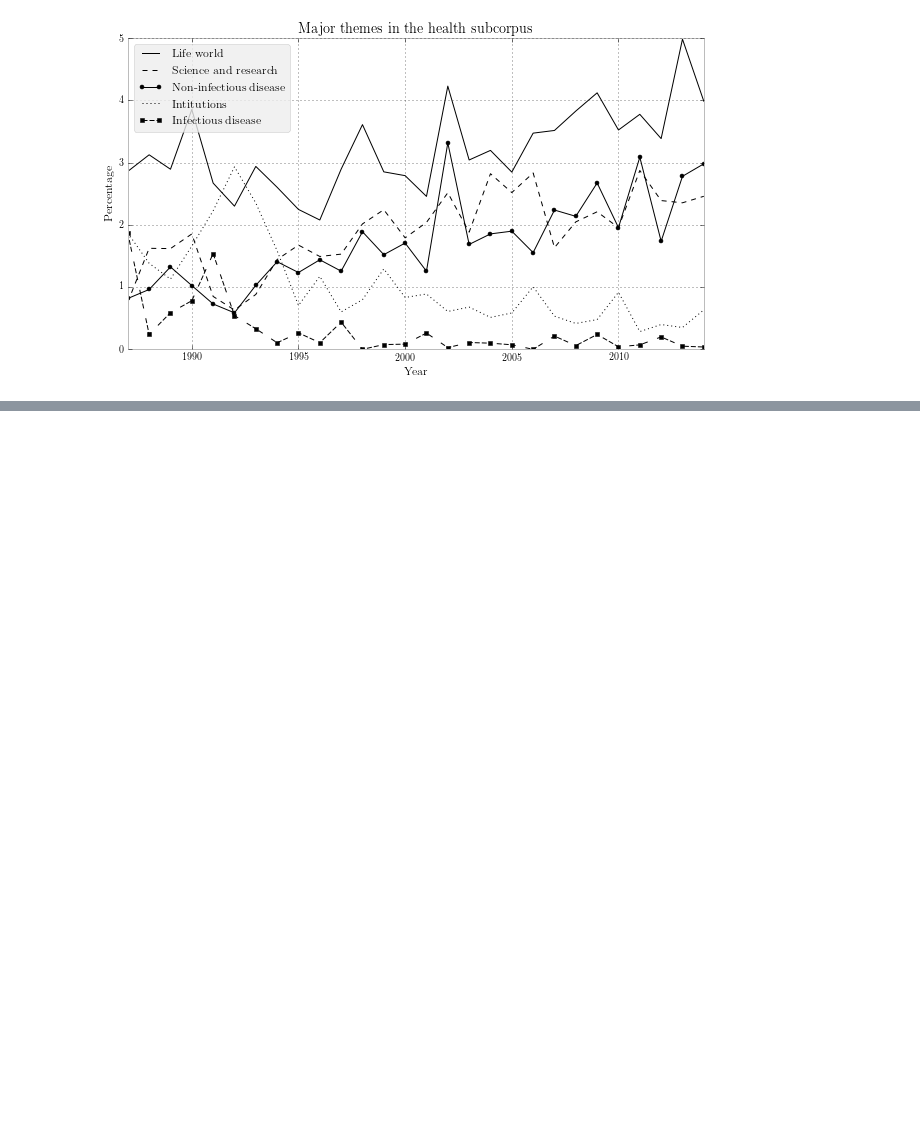
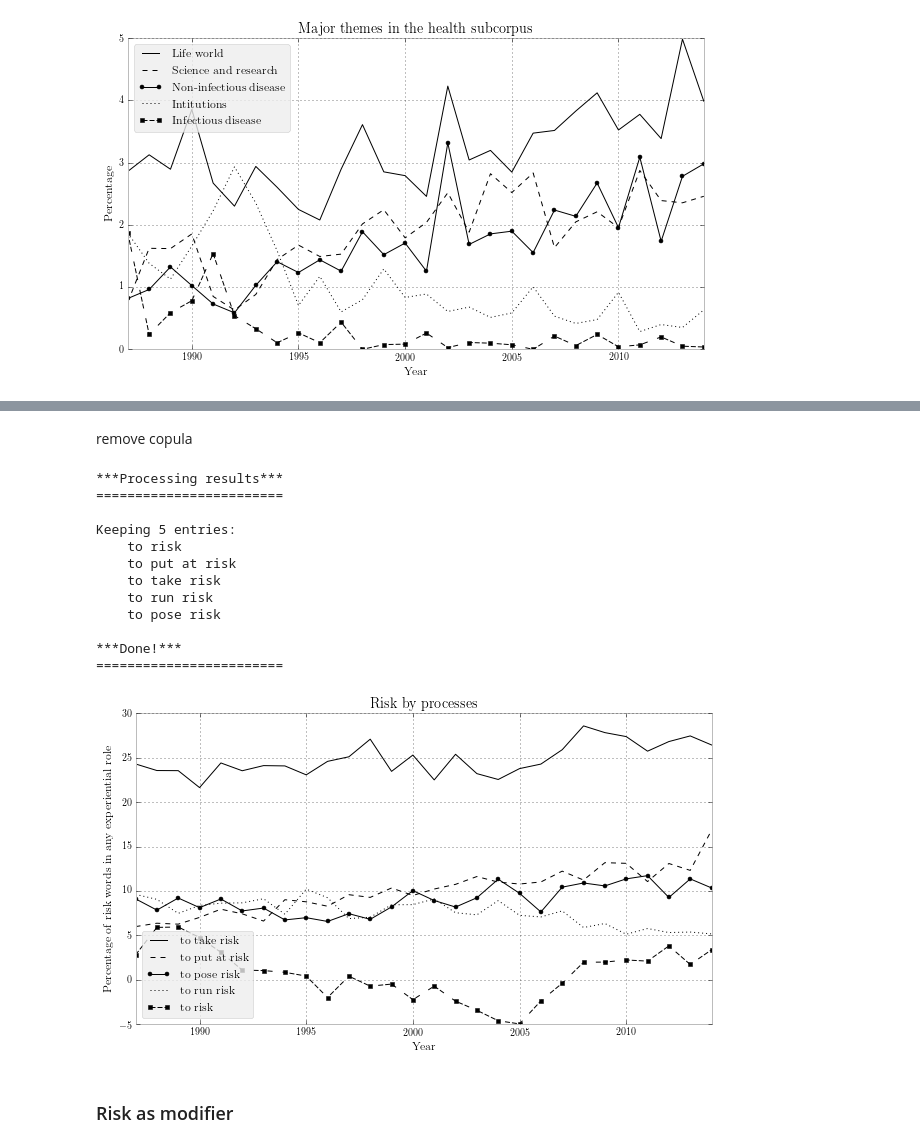
Before and after one commit to interrogator/risk, a Jupyter notebook: book_chapter_figures.ipynb, the cells around one changed output, grey strips where cells are left out. Drawn from its saved outputs; the diff is of its cells as text; code cells hidden in the pictures; blank space fills up the shorter version.

```diff
--- a/book_chapter_figures.ipynb
+++ b/book_chapter_figures.ipynb
@@ -562,0 +770,10 @@ plotter('Major themes in the health subcorpus', themes.results,
+# %%
+procs = load_result('coll_govs_with_pos')
+procs = editor(procs.results, just_entries = exp_roles['Process'], skip_subcorpora = 1963)
+proc_roles = {'to risk': r'^root:root$',
+              'to take risk': r'^dobj:v.*?:take$',
+              'to run risk': r'^dobj:v.*?:run$',
+              'to pose risk': r'^dobj:v.*?:pose$',
+              'to put at risk': r'^prep_at:v.*?:put$'}
+for name, regex in proc_roles.items():
+    procs = editor(procs.results, merge_entries = regex, newname = name)
@@ -562,0 +798,24 @@ plotter('Major themes in the health subcorpus', themes.results,
+# %% [markdown]
+remove copula
+# %%
+procs.results['to risk'] = procs.results['to risk'] - copula
+# %%
+rel_procs = editor(procs.results, '%', all_riskwords.totals, just_entries = proc_roles.keys(), sort_by = 'total')
+plotter('Risk by processes', rel_procs.results, y_label = 'Percentage of risk words in any experiential role',
+        style = 'bmh', figsize = (10, 6), black_and_white = True)
+# %% [output]
+***Processing results***
+========================
+
+Keeping 5 entries:
+    to risk
+    to put at risk
+    to take risk
+    to run risk
+    to pose risk
+
+***Done!***
+========================
+[figure, added]
+# %% [markdown]
+### Risk as modifier
```
Also changed, not shown: parts of 31 cells of this notebook, 6 other files.
